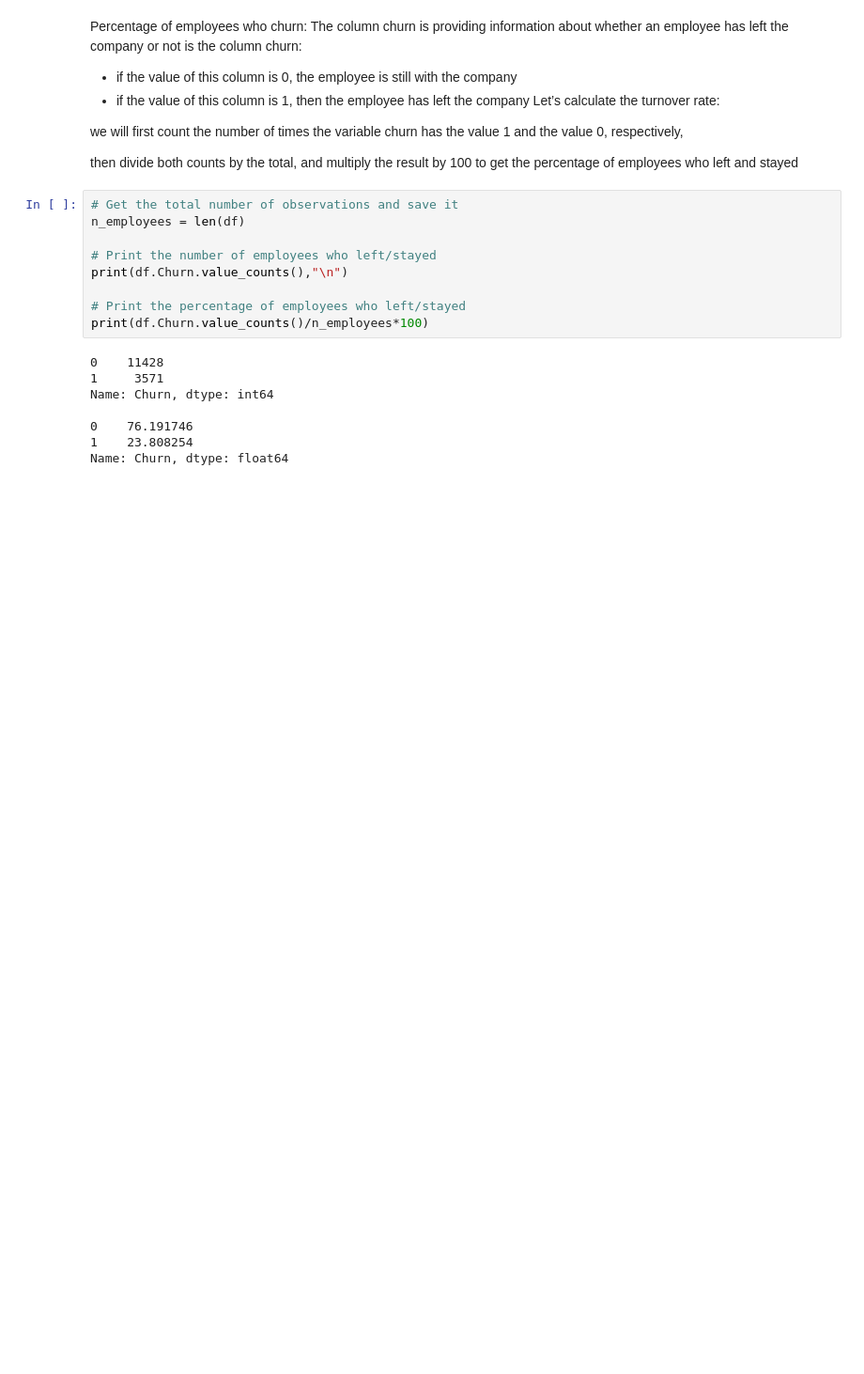
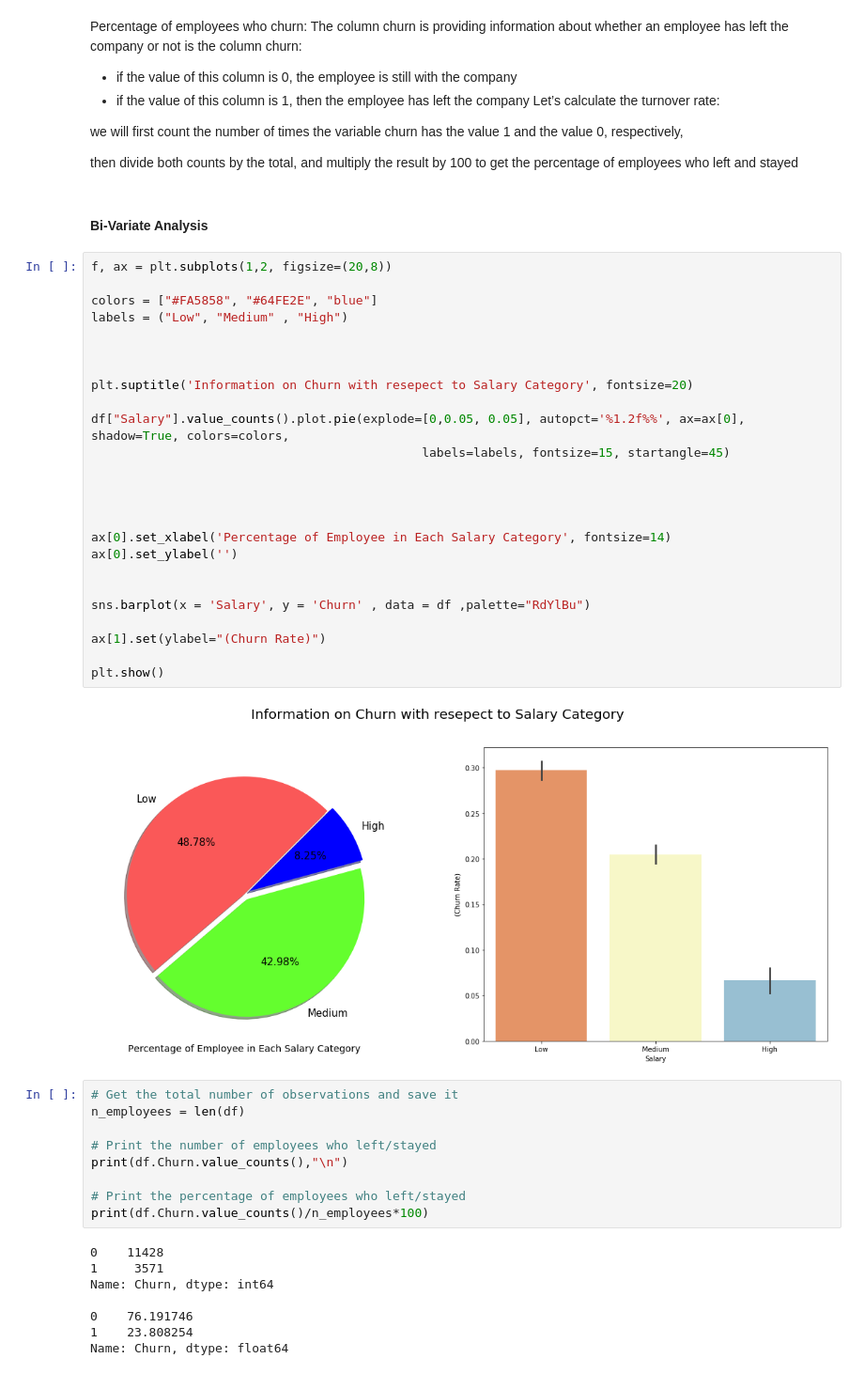
Before and after one commit to sachinkun21/HR-Aanalytics-Predicting-Employe-Churn-Using-Decision-Tree, a Jupyter notebook: HR_Analytics.ipynb, the cells around one changed output. Shown at 94% size. Saved outputs shown, nothing was run; the diff lists cells and outputs as text; blank space fills up the shorter version.

```diff
--- a/HR_Analytics.ipynb
+++ b/HR_Analytics.ipynb
@@ -378,6 +403,35 @@ Let’s calculate the turnover rate:
 we will first count the number of times the variable churn has the value 1 and the value 0, respectively,
 
 then divide both counts by the total, and multiply the result by 100 to get the percentage of employees who left and stayed
+# %% [markdown]
+#### Bi-Variate Analysis
+# %%
+f, ax = plt.subplots(1,2, figsize=(20,8))
+
+colors = ["#FA5858", "#64FE2E", "blue"]
+labels = ("Low", "Medium" , "High")
+
+
+
+plt.suptitle('Information on Churn with resepect to Salary Category', fontsize=20)
+
+df["Salary"].value_counts().plot.pie(explode=[0,0.05, 0.05], autopct='%1.2f%%', ax=ax[0], shadow=True, colors=colors,
+                                             labels=labels, fontsize=15, startangle=45)
+
+
+
+
+ax[0].set_xlabel('Percentage of Employee in Each Salary Category', fontsize=14)
+ax[0].set_ylabel('')
+
+
+sns.barplot(x = 'Salary', y = 'Churn' , data = df ,palette="RdYlBu")
+
+ax[1].set(ylabel="(Churn Rate)")
+
+plt.show()
+# %% [output]
+[figure, added]
 # %%
 # Get the total number of observations and save it
 n_employees = len(df)
```
Also changed, not shown: parts of 78 cells of this notebook.
